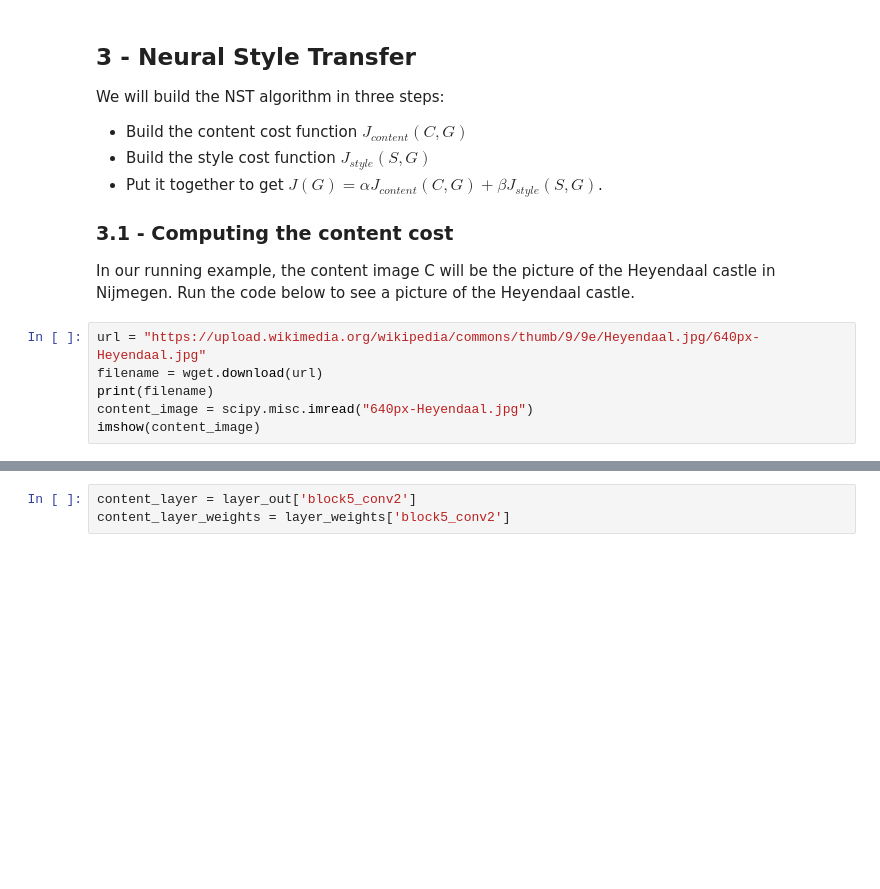
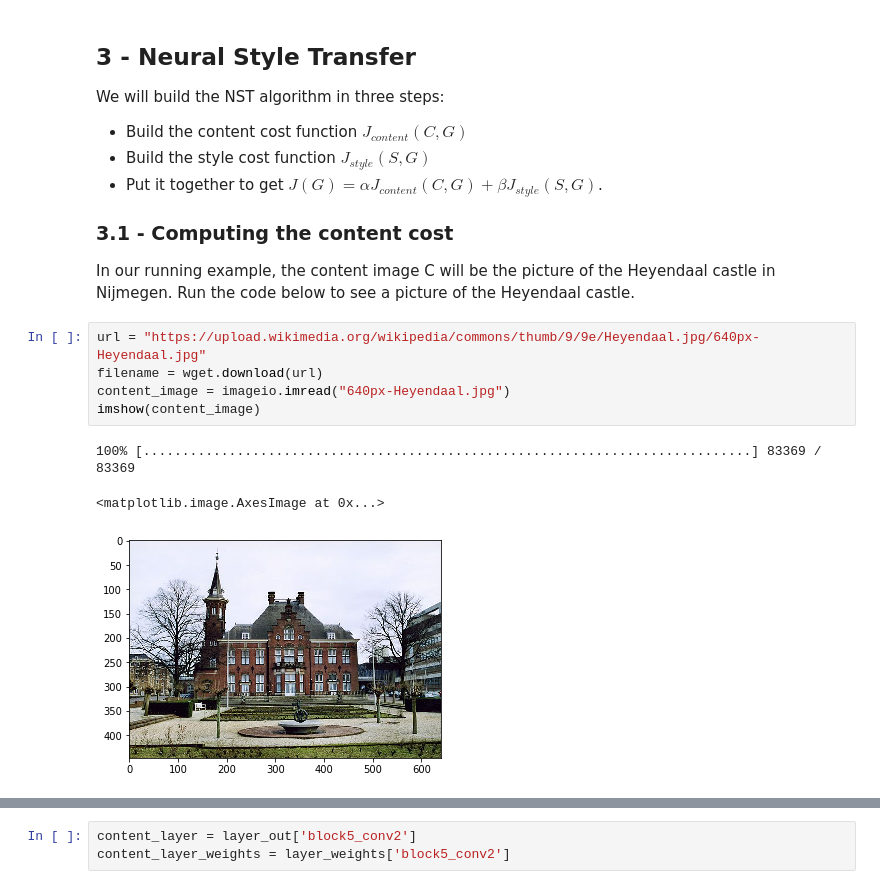
Before and after one commit to aumkar22/NIPS, a Jupyter notebook: Assignment 4/weeks_8_and_9.ipynb, the cells around one changed output, grey strips where cells are left out. Cells and saved outputs as stored; diff of their text form; blank space fills up the shorter version.

```diff
--- a/Assignment 4/weeks_8_and_9.ipynb
+++ b/Assignment 4/weeks_8_and_9.ipynb
@@ -68,9 +73,12 @@ In our running example, the content image C will be the picture of the Heyendaal
 # %%
 url = "https://upload.wikimedia.org/wikipedia/commons/thumb/9/9e/Heyendaal.jpg/640px-Heyendaal.jpg"
 filename = wget.download(url)
-print(filename)
-content_image = scipy.misc.imread("640px-Heyendaal.jpg")
+content_image = imageio.imread("640px-Heyendaal.jpg")
 imshow(content_image)
+# %% [output]
+100% [..............................................................................] 83369 / 83369
+<matplotlib.image.AxesImage at 0x...>
+[figure, added]
 # %% [markdown]
 ** 3.1.1 - How do you ensure the generated image G matches the content of the image C?**
 
```
Also changed, not shown: parts of 5 cells of this notebook.
